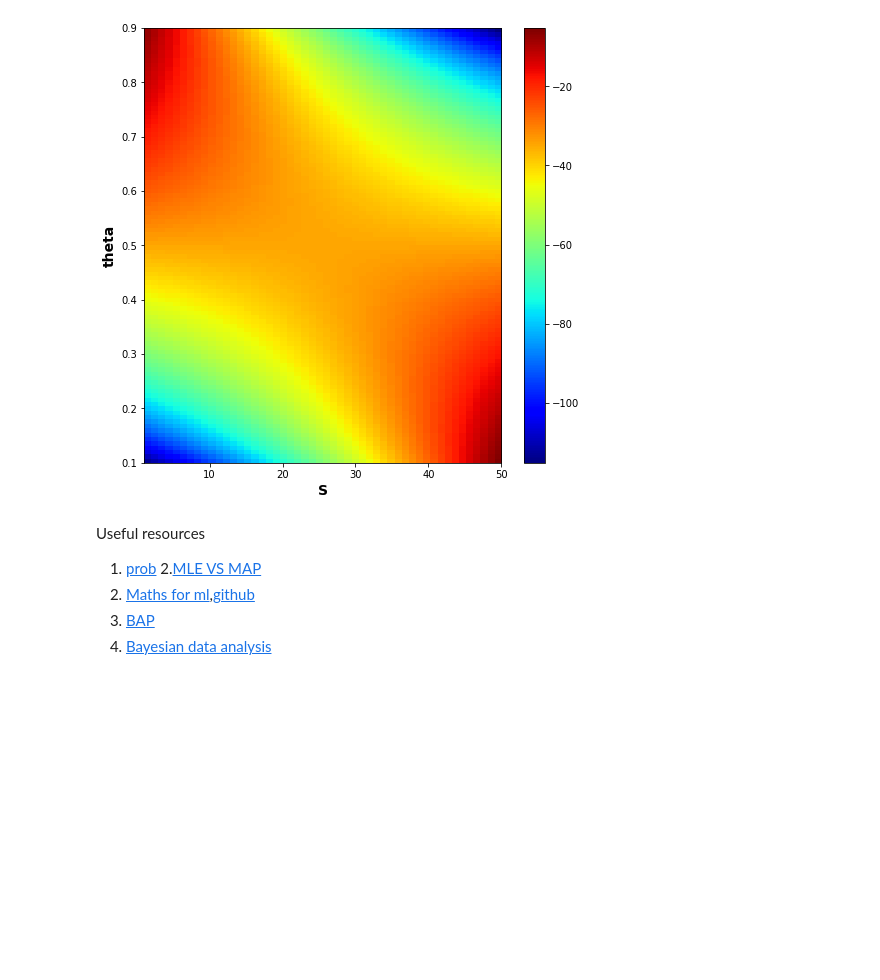
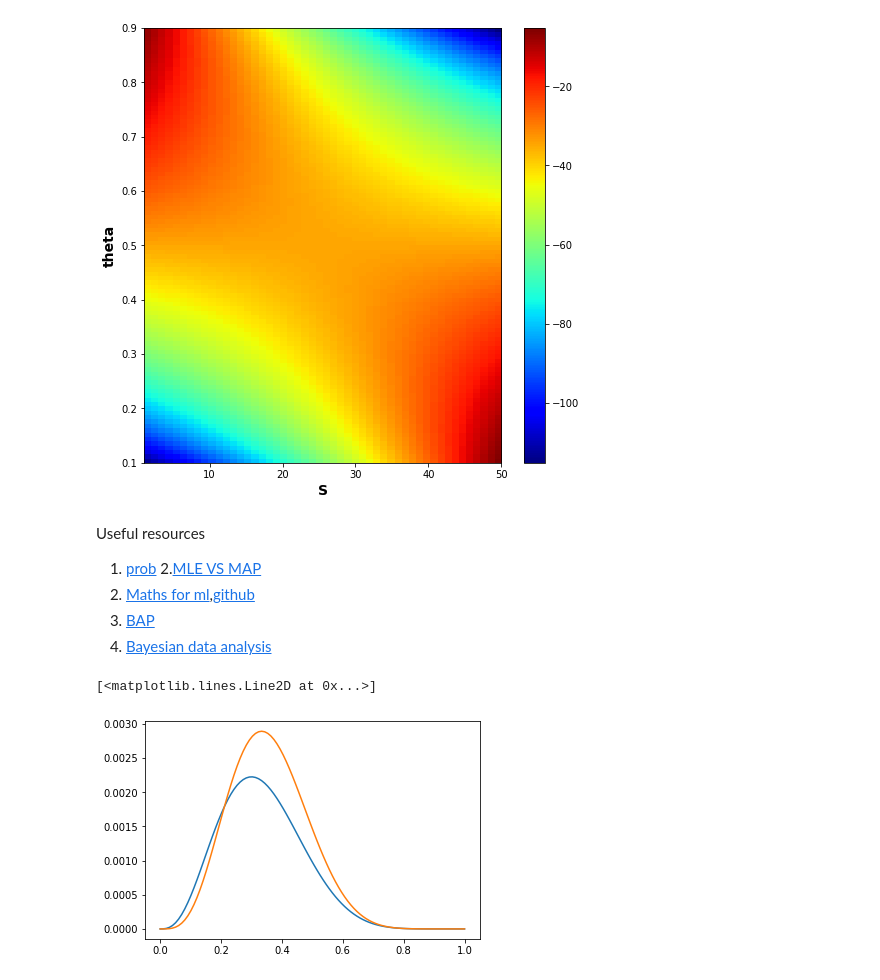
Before and after one commit to vin136/NN-foundations, a Jupyter notebook: Estimating_Probabilities.ipynb, the cells around one changed output. Cells and saved outputs as stored; diff of their text form; code cells hidden in the pictures; blank space fills up the shorter version.

```diff
--- a/Estimating_Probabilities.ipynb
+++ b/Estimating_Probabilities.ipynb
@@ -35,3 +35,43 @@ Useful resources
 3. [Maths for ml](https://mml-book.github.io/book/mml-book.pdf),[github](https://github.com/mml-book/mml-book.github.io)
 4. [BAP](https://github.com/aloctavodia/BAP/blob/master/code/Chp1/01%20Thinking%20Probabilistically.ipynb)
 5. [Bayesian data analysis](https://avehtari.github.io/BDA_course_Aalto/index.html#Self_study_exercises)
+# %%
+import numpy as np
+import matplotlib.pyplot as plt
+from scipy.stats import beta
+
+# Number of coin tosses
+n_tosses = 10
+
+# Number of heads
+n_heads = 3
+
+# Number of tails
+n_tails = 7
+
+# Prior: uniform
+a_prior = 1
+b_prior = 1
+prior = beta(a_prior, b_prior)
+
+# Likelihood
+likelihood = lambda p, n_heads, n_tails: (p**n_heads)*((1-p)**n_tails)
+
+# Posterior
+posterior = lambda p, prior, likelihood, n_heads, n_tails: prior.pdf(p)*likelihood(p, n_heads, n_tails)
+
+# Plotting
+p = np.linspace(0, 1, 100)
+plt.plot(p, posterior(p, prior, likelihood, n_heads, n_tails),label='Uniform Prior')
+
+# Prior: beta(2,2)
+a_prior = 2
+b_prior = 2
+prior = beta(a_prior, b_prior)
+
+# Plotting
+p = np.linspace(0, 1, 100)
+plt.plot(p, posterior(p, prior, likelihood, n_heads, n_tails),label='Beta(2,2) Prior')
+# %% [output]
+[<matplotlib.lines.Line2D at 0x...>]
+[figure, added]
```
Also changed, not shown: parts of 34 cells of this notebook.
